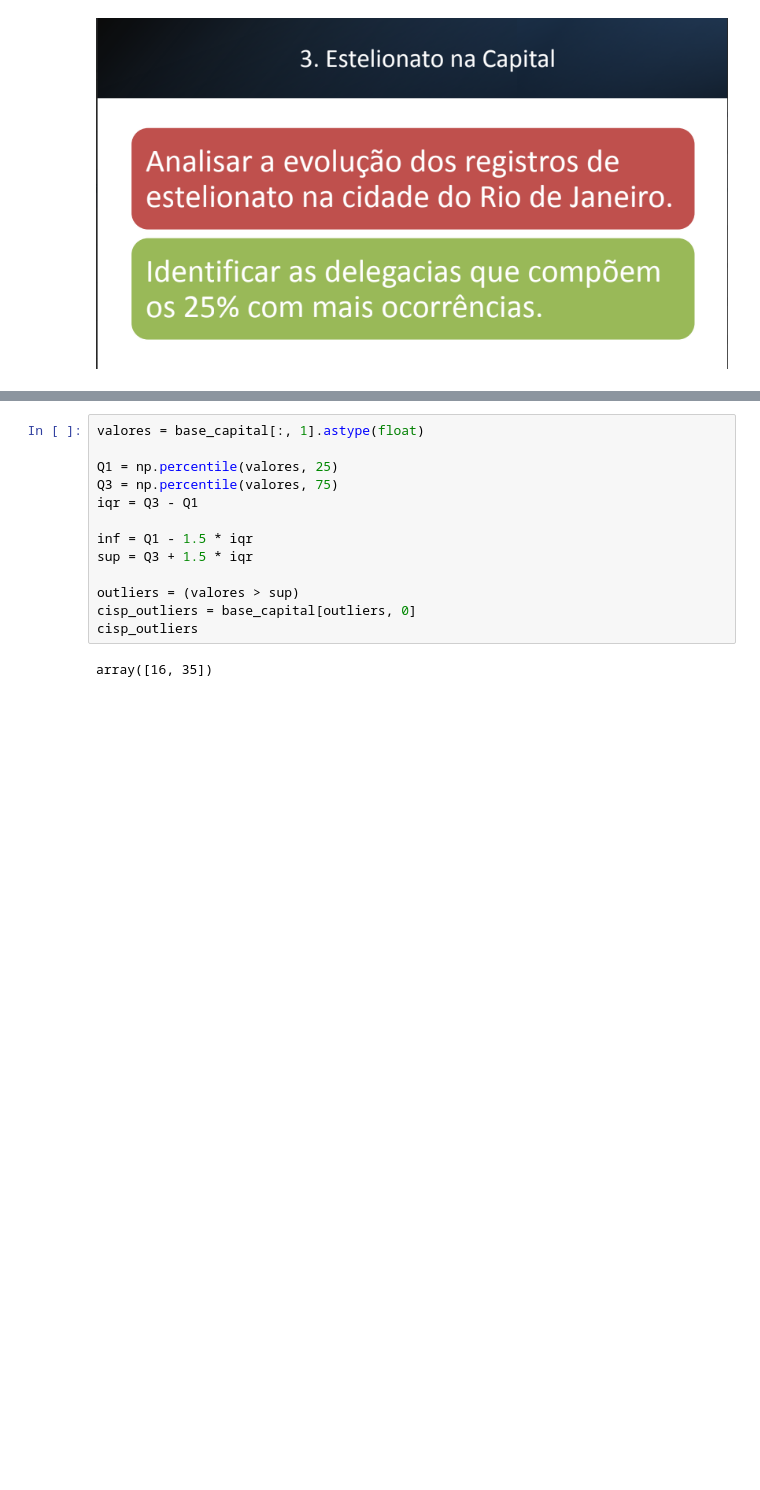
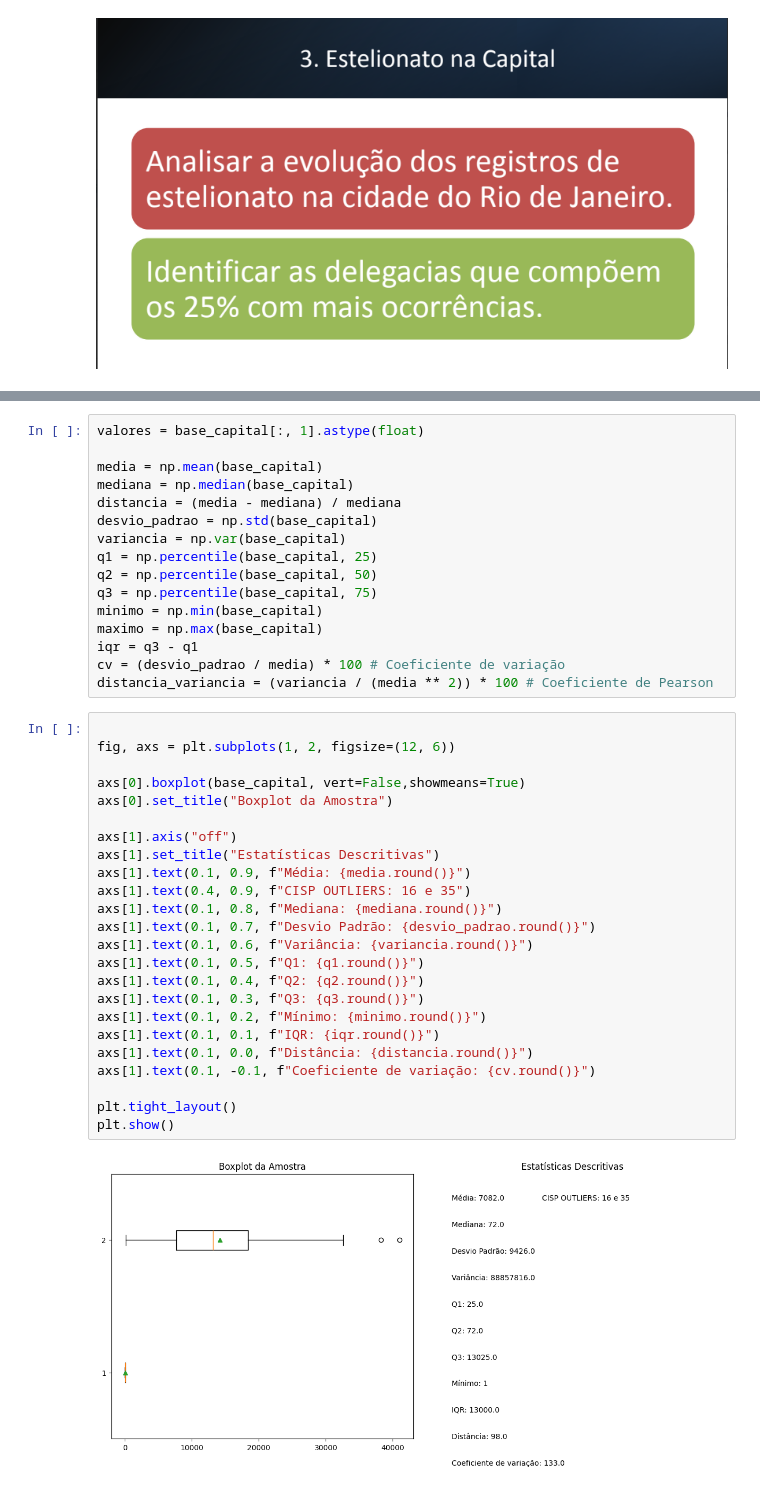
Before and after one commit to joao-vale414/RepoSenac, a Jupyter notebook: ESTELIONATO.ipynb, the cells around one changed output, grey strips where cells are left out. Saved outputs shown, nothing was run; the diff lists cells and outputs as text; blank space fills up the shorter version.

```diff
--- a/ESTELIONATO.ipynb
+++ b/ESTELIONATO.ipynb
@@ -70,15 +17,42 @@ array([[    1, 27293],
 # %%
 valores = base_capital[:, 1].astype(float)
 
-Q1 = np.percentile(valores, 25)
-Q3 = np.percentile(valores, 75)
-iqr = Q3 - Q1
-
-inf = Q1 - 1.5 * iqr
-sup = Q3 + 1.5 * iqr
-
-outliers = (valores > sup)
-cisp_outliers = base_capital[outliers, 0]
-cisp_outliers
+media = np.mean(base_capital)
+mediana = np.median(base_capital)
+distancia = (media - mediana) / mediana
+desvio_padrao = np.std(base_capital)
+variancia = np.var(base_capital)
+q1 = np.percentile(base_capital, 25)
+q2 = np.percentile(base_capital, 50)
+q3 = np.percentile(base_capital, 75)
+minimo = np.min(base_capital)
+maximo = np.max(base_capital)
+iqr = q3 - q1
+cv = (desvio_padrao / media) * 100 # Coeficiente de variação
+distancia_variancia = (variancia / (media ** 2)) * 100 # Coeficiente de Pearson
-# %% [output]
-array([16, 35])
+# %%
+
+fig, axs = plt.subplots(1, 2, figsize=(12, 6))
+
+axs[0].boxplot(base_capital, vert=False,showmeans=True)
+axs[0].set_title("Boxplot da Amostra")
+
+axs[1].axis("off")
+axs[1].set_title("Estatísticas Descritivas")
+axs[1].text(0.1, 0.9, f"Média: {media.round()}")
+axs[1].text(0.4, 0.9, f"CISP OUTLIERS: 16 e 35")
+axs[1].text(0.1, 0.8, f"Mediana: {mediana.round()}")
+axs[1].text(0.1, 0.7, f"Desvio Padrão: {desvio_padrao.round()}")
+axs[1].text(0.1, 0.6, f"Variância: {variancia.round()}")
+axs[1].text(0.1, 0.5, f"Q1: {q1.round()}")
+axs[1].text(0.1, 0.4, f"Q2: {q2.round()}")
+axs[1].text(0.1, 0.3, f"Q3: {q3.round()}")
+axs[1].text(0.1, 0.2, f"Mínimo: {minimo.round()}")
+axs[1].text(0.1, 0.1, f"IQR: {iqr.round()}")
+axs[1].text(0.1, 0.0, f"Distância: {distancia.round()}")
+axs[1].text(0.1, -0.1, f"Coeficiente de variação: {cv.round()}")
+
+plt.tight_layout()
+plt.show()
+# %% [output]
+[figure, added]
```
Also changed, not shown: parts of 4 cells of this notebook, 1 other file.
